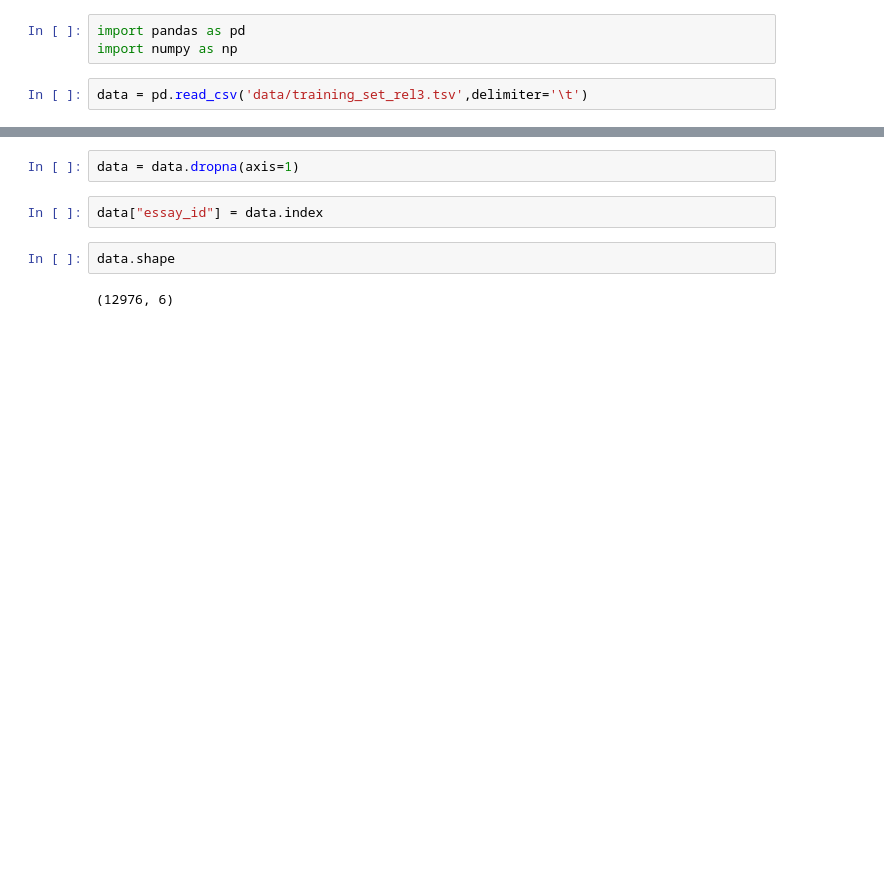
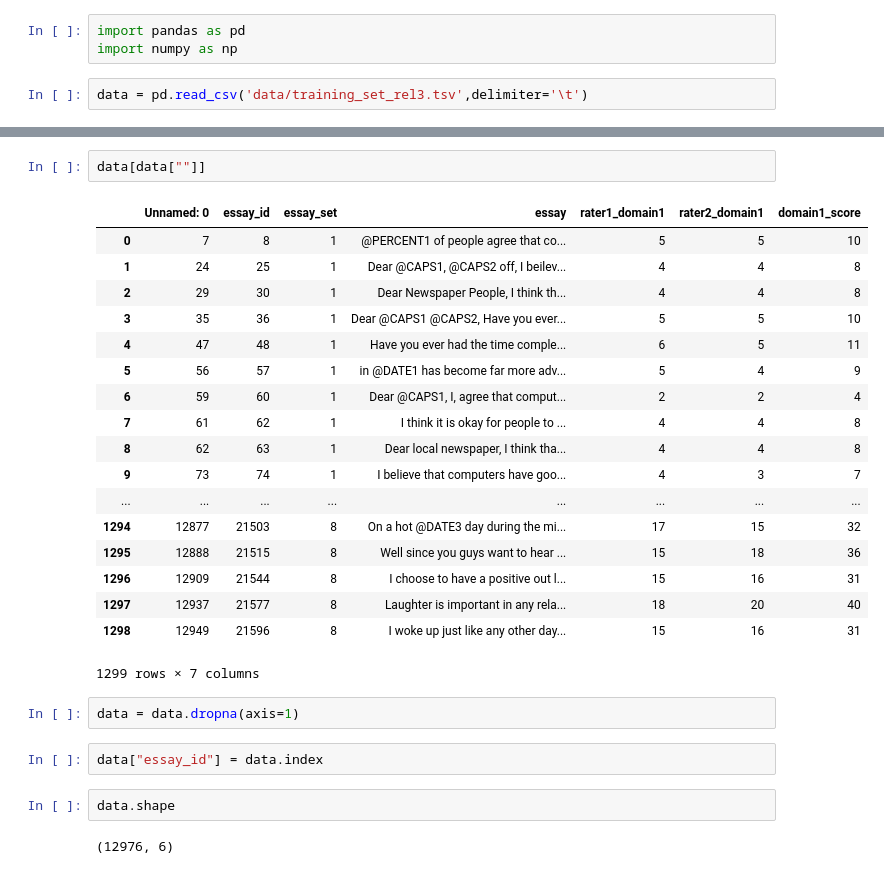
Before and after one commit to zelong430/EssayGrading, a Jupyter notebook: Untitled.ipynb, the cells around one changed output, grey strips where cells are left out. Cells and saved outputs as stored; diff of their text form; blank space fills up the shorter version.

Commit message:
update date

```diff
--- a/Untitled.ipynb
+++ b/Untitled.ipynb
@@ -29,3 +8,24 @@ train
+# %%
+data[data[""]]
+# %% [output]
+|  | Unnamed: 0 | essay_id | essay_set | essay | rater1_domain1 | rater2_domain1 | domain1_score |
+| 0 | 7 | 8 | 1 | @PERCENT1 of people agree that co... | 5 | 5 | 10 |
+| 1 | 24 | 25 | 1 | Dear @CAPS1, @CAPS2 off, I beilev... | 4 | 4 | 8 |
+| 2 | 29 | 30 | 1 | Dear Newspaper People, I think th... | 4 | 4 | 8 |
+| 3 | 35 | 36 | 1 | Dear @CAPS1 @CAPS2, Have you ever... | 5 | 5 | 10 |
+| 4 | 47 | 48 | 1 | Have you ever had the time comple... | 6 | 5 | 11 |
+| 5 | 56 | 57 | 1 | in @DATE1 has become far more adv... | 5 | 4 | 9 |
+| 6 | 59 | 60 | 1 | Dear @CAPS1, I, agree that comput... | 2 | 2 | 4 |
+| 7 | 61 | 62 | 1 | I think it is okay for people to ... | 4 | 4 | 8 |
+| 8 | 62 | 63 | 1 | Dear local newspaper, I think tha... | 4 | 4 | 8 |
+| 9 | 73 | 74 | 1 | I believe that computers have goo... | 4 | 3 | 7 |
+| ... | ... | ... | ... | ... | ... | ... | ... |
+| 1294 | 12877 | 21503 | 8 | On a hot @DATE3 day during the mi... | 17 | 15 | 32 |
+| 1295 | 12888 | 21515 | 8 | Well since you guys want to hear ... | 15 | 18 | 36 |
+| 1296 | 12909 | 21544 | 8 | I choose to have a positive out l... | 15 | 16 | 31 |
+| 1297 | 12937 | 21577 | 8 | Laughter is important in any rela... | 18 | 20 | 40 |
+| 1298 | 12949 | 21596 | 8 | I woke up just like any other day... | 15 | 16 | 31 |
+1299 rows × 7 columns
 # %%
 data = data.dropna(axis=1)
 # %%
```
Also changed, not shown: parts of 3 cells of this notebook, 4 other files.
